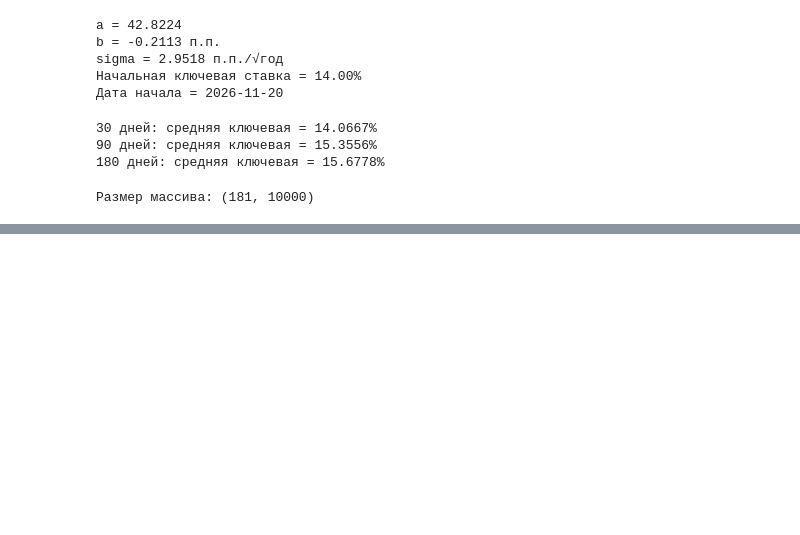
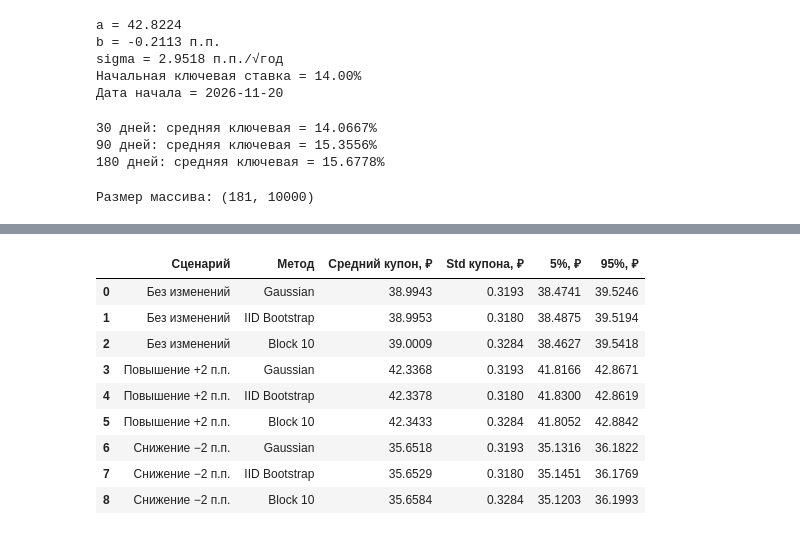
Before and after one commit to blbl-blbl/russian-interest-rate-models, a Jupyter notebook: notebooks/05_ruonia_average_rate.ipynb, the cells around one changed output, grey strips where cells are left out. Saved outputs shown, nothing was run; the diff lists cells and outputs as text; code cells hidden in the pictures; blank space fills up the shorter version.

```diff
--- a/notebooks/05_ruonia_average_rate.ipynb
+++ b/notebooks/05_ruonia_average_rate.ipynb
@@ -171,0 +367,52 @@ display(average_results.round(4))
+# %%
+nominal = 1000
+margin_pp = 2.0
+coupon_days = 90
+day_count_basis = 365
+
+coupon_results = []
+
+for scenario, key_path in key_scenarios.items():
+    for method, spread_sim in simulations.items():
+
+        # Средняя RUONIA по календарным дням
+        ruonia_sim = (
+            key_path[1:coupon_days + 1, None]
+            + spread_sim[:coupon_days]
+        )
+
+        avg_ruonia = ruonia_sim.mean(axis=0)
+
+        # Годовая ставка купона, %
+        coupon_rate = avg_ruonia + margin_pp
+
+        # Денежный поток за купонный период
+        coupon_amount = (
+            nominal
+            * coupon_rate / 100
+            * coupon_days / day_count_basis
+        )
+
+        coupon_results.append({
+            "Сценарий": scenario,
+            "Метод": method,
+            "Средний купон, ₽": coupon_amount.mean(),
+            "Std купона, ₽": coupon_amount.std(ddof=1),
+            "5%, ₽": np.quantile(coupon_amount, 0.05),
+            "95%, ₽": np.quantile(coupon_amount, 0.95),
+        })
+
+coupon_df = pd.DataFrame(coupon_results)
+
+display(coupon_df.round(4))
+# %% [output]
+|  | Сценарий | Метод | Средний купон, ₽ | Std купона, ₽ | 5%, ₽ | 95%, ₽ |
+| 0 | Без изменений | Gaussian | 38.9943 | 0.3193 | 38.4741 | 39.5246 |
+| 1 | Без изменений | IID Bootstrap | 38.9953 | 0.3180 | 38.4875 | 39.5194 |
+| 2 | Без изменений | Block 10 | 39.0009 | 0.3284 | 38.4627 | 39.5418 |
+| 3 | Повышение +2 п.п. | Gaussian | 42.3368 | 0.3193 | 41.8166 | 42.8671 |
+| 4 | Повышение +2 п.п. | IID Bootstrap | 42.3378 | 0.3180 | 41.8300 | 42.8619 |
+| 5 | Повышение +2 п.п. | Block 10 | 42.3433 | 0.3284 | 41.8052 | 42.8842 |
+| 6 | Снижение −2 п.п. | Gaussian | 35.6518 | 0.3193 | 35.1316 | 36.1822 |
+| 7 | Снижение −2 п.п. | IID Bootstrap | 35.6529 | 0.3180 | 35.1451 | 36.1769 |
+| 8 | Снижение −2 п.п. | Block 10 | 35.6584 | 0.3284 | 35.1203 | 36.1993 |
```
Also changed, not shown: parts of 12 cells of this notebook.
